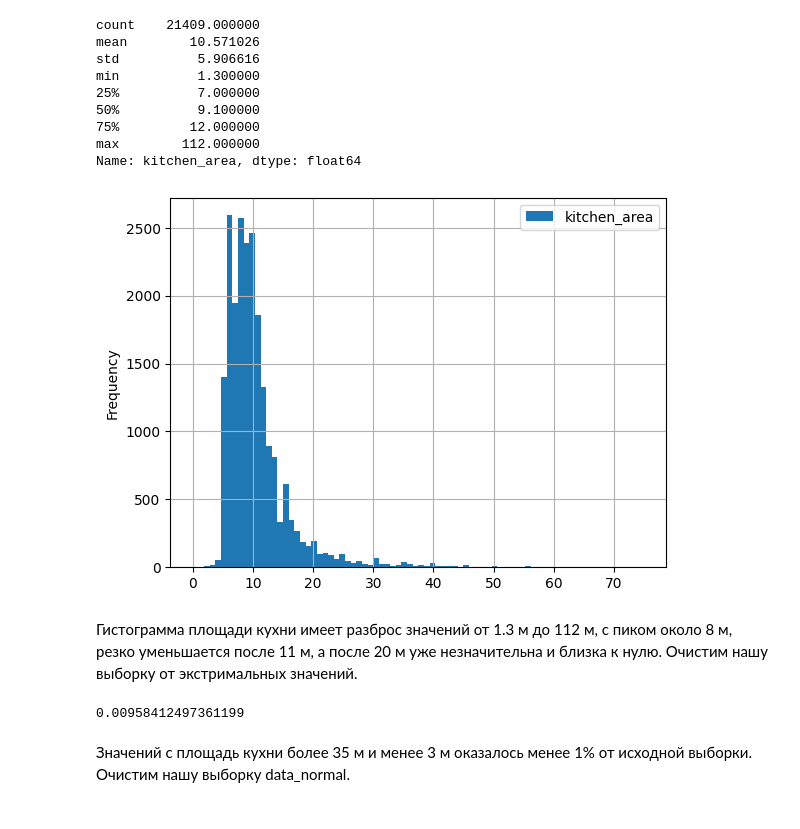
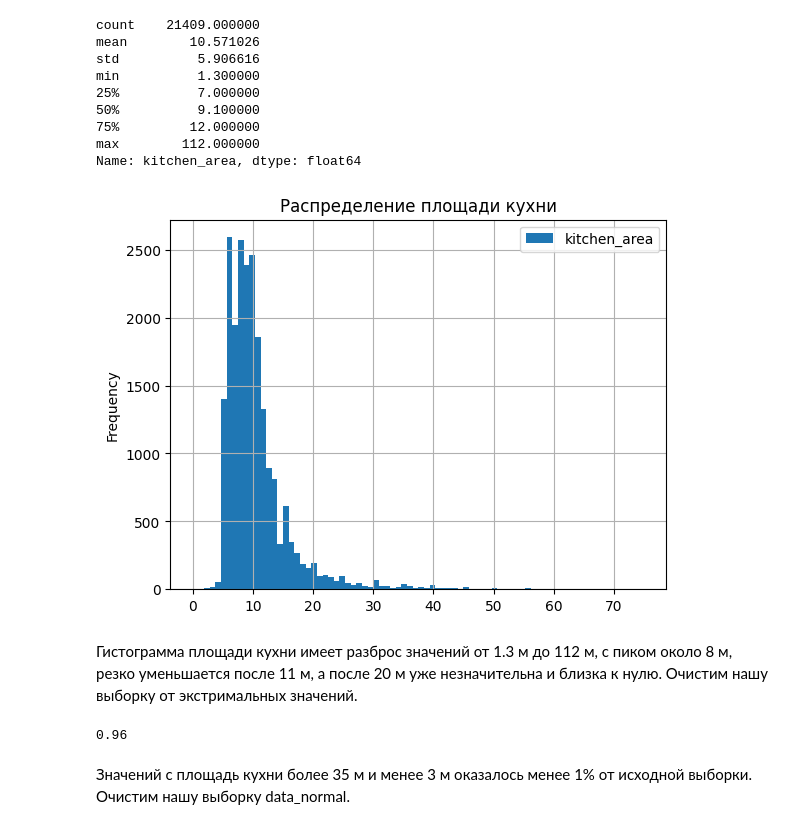
Before and after one commit to AntonBeshZ/Studys-project, a Jupyter notebook: Flats_SPB/flats_SPB.ipynb, the cells around one changed output. Saved outputs shown, nothing was run; the diff lists cells and outputs as text; code cells hidden in the pictures.

```diff
--- a/Flats_SPB/flats_SPB.ipynb
+++ b/Flats_SPB/flats_SPB.ipynb
@@ -814,15 +774,15 @@ min          1.300000
 max        112.000000
 Name: kitchen_area, dtype: float64
 # %%
-data.plot(y='kitchen_area', kind='hist', range=(0, 75), bins=(80), grid=True);
+data.plot(y='kitchen_area', kind='hist', title='Распределение площади кухни', range=(0, 75), bins=(80), grid=True);
 # %% [output]
-[figure, old version]
+[figure, new version]
 # %% [markdown]
 Гистограмма площади кухни имеет разброс значений от 1.3 м до 112 м, с пиком около 8 м, резко уменьшается после 11 м, а после 20 м уже незначительна и близка к нулю. Очистим нашу выборку от экстримальных значений.
 # %%
-len(data.query('(kitchen_area > 35) | (kitchen_area < 3)')) / len(data)
+round(len(data.query('(kitchen_area > 35) | (kitchen_area < 3)')) / len(data) * 100, 2)
 # %% [output]
-0.00958412497361199
+0.96
 # %% [markdown]
 Значений с площадь кухни более 35 м и менее 3 м оказалось менее 1% от исходной выборки. Очистим нашу выборку data_normal.
 # %%
```
Also changed, not shown: parts of 75 cells of this notebook.
